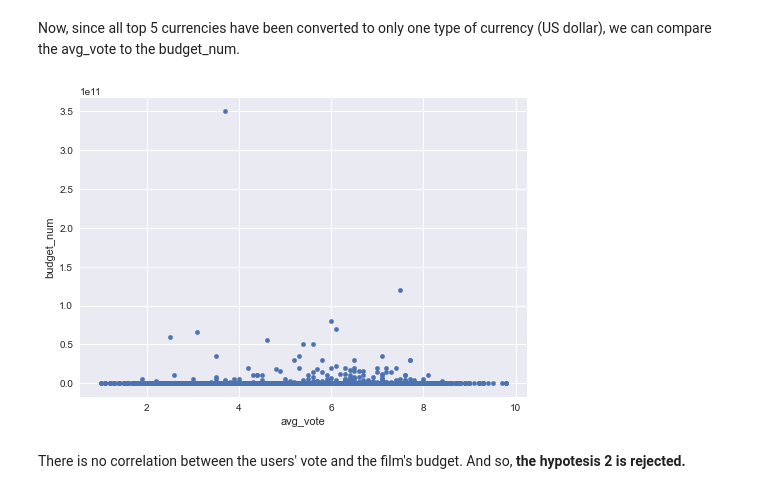
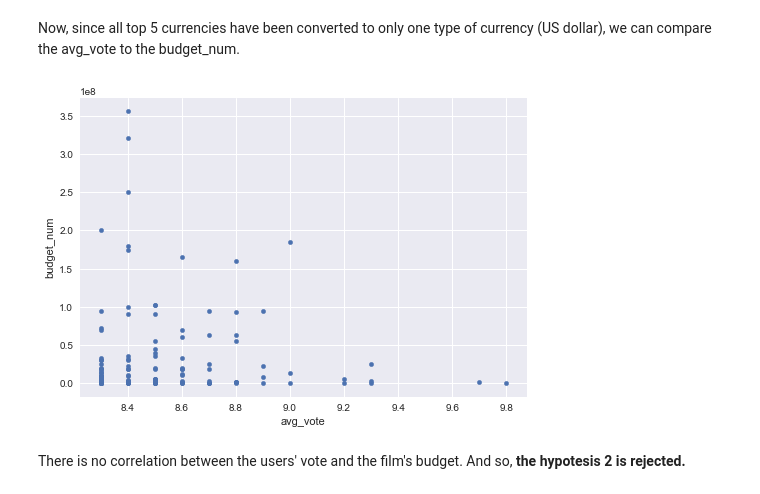
Before and after one commit to micaelasinger/IMDb_EDA, a Jupyter notebook: IMDb.ipynb, the cells around one changed output. Cells and saved outputs as stored; diff of their text form; code cells hidden in the pictures.

```diff
--- a/IMDb.ipynb
+++ b/IMDb.ipynb
@@ -565,5 +566,6 @@ The most succesfull movies will be the ones superior to the quartile 0.99. Also,
 mask_success = movies.avg_vote > 8.2
 maskUSD = movies.budget_curr == "$"
 
-movies[mask_success & (maskUSD | maskEUR | maskINR | maskGBP | maskCAD)]
+movies2 = movies[mask_success & (maskUSD | maskEUR | maskINR | maskGBP | maskCAD)]
+len(movies2)
 # %% [output]
@@ -585,9 +575,9 @@ There are a total of 203 films that were graded higher than 8.2 and had a budget
 # %% [markdown]
 Now, since all top 5 currencies have been converted to only one type of currency (US dollar), we can compare the avg_vote to the budget_num.
 # %%
-_=movies.plot.scatter(x="avg_vote",y="budget_num")
+_=movies2.plot.scatter(x="avg_vote",y="budget_num")
 # %% [output]
-[figure, old version]
+[figure, new version]
 # %% [markdown]
 There is no correlation between the users' vote and the film's budget. And so, **the hypotesis 2 is rejected.**
 # %% [markdown]
```
Also changed, not shown: parts of 18 cells of this notebook.
